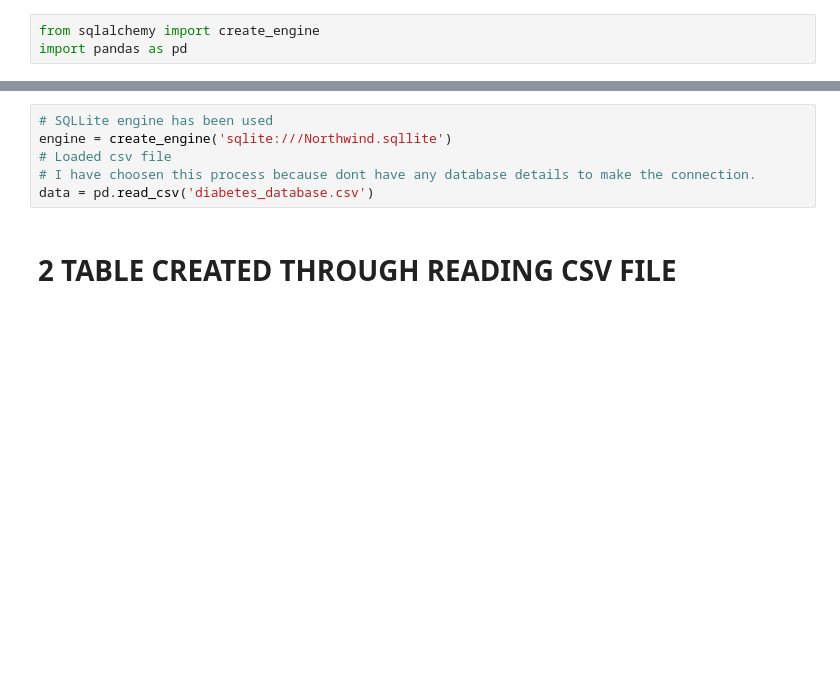
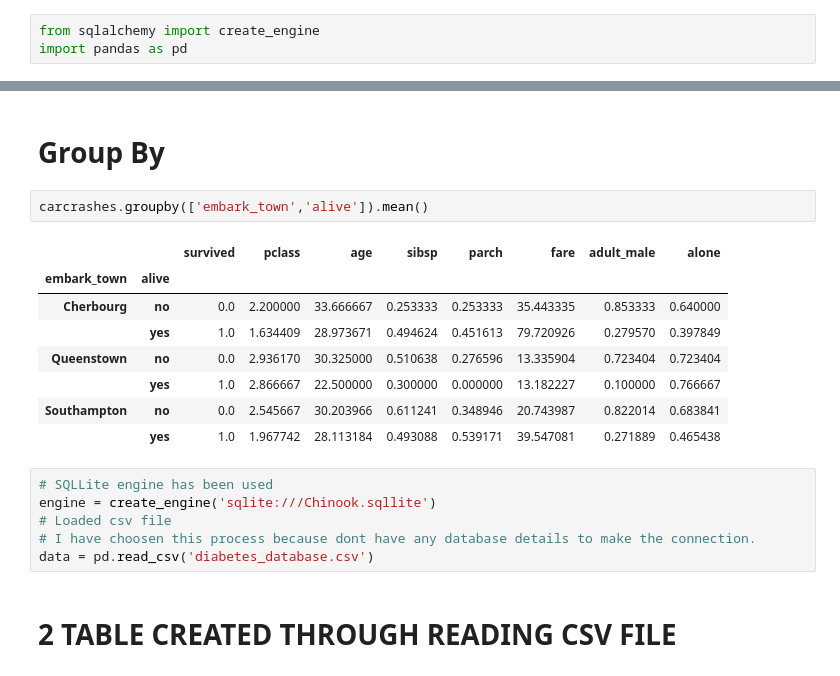
Before and after one commit to GauravRai1512/UCDPA_GauravKumarRai, a Jupyter notebook: Relational Database, API or web scraping.ipynb, the cells around one changed output, grey strips where cells are left out. Cells and saved outputs as stored; diff of their text form; blank space fills up the shorter version.

Commit message:
Sql Engine changed + modification in docs

```diff
--- a/Relational Database, API or web scraping.ipynb
+++ b/Relational Database, API or web scraping.ipynb
@@ -6,6 +87,19 @@ import pandas as pd
+# %% [markdown]
+# Group By
+# %%
+carcrashes.groupby(['embark_town','alive']).mean()
+# %% [output]
+|  |  | survived | pclass | age | sibsp | parch | fare | adult_male | alone |
+| embark_town | alive |  |  |  |  |  |  |  |  |
+| Cherbourg | no | 0.0 | 2.200000 | 33.666667 | 0.253333 | 0.253333 | 35.443335 | 0.853333 | 0.640000 |
+|  | yes | 1.0 | 1.634409 | 28.973671 | 0.494624 | 0.451613 | 79.720926 | 0.279570 | 0.397849 |
+| Queenstown | no | 0.0 | 2.936170 | 30.325000 | 0.510638 | 0.276596 | 13.335904 | 0.723404 | 0.723404 |
+|  | yes | 1.0 | 2.866667 | 22.500000 | 0.300000 | 0.000000 | 13.182227 | 0.100000 | 0.766667 |
+| Southampton | no | 0.0 | 2.545667 | 30.203966 | 0.611241 | 0.348946 | 20.743987 | 0.822014 | 0.683841 |
+|  | yes | 1.0 | 1.967742 | 28.113184 | 0.493088 | 0.539171 | 39.547081 | 0.271889 | 0.465438 |
 # %%
 # SQLLite engine has been used
-engine = create_engine('sqlite:///Northwind.sqllite')
+engine = create_engine('sqlite:///Chinook.sqllite')
 # Loaded csv file
 # I have choosen this process because dont have any database details to make the connection.
 data = pd.read_csv('diabetes_database.csv')
```
Also changed, not shown: parts of 15 cells of this notebook, 4 other files.
